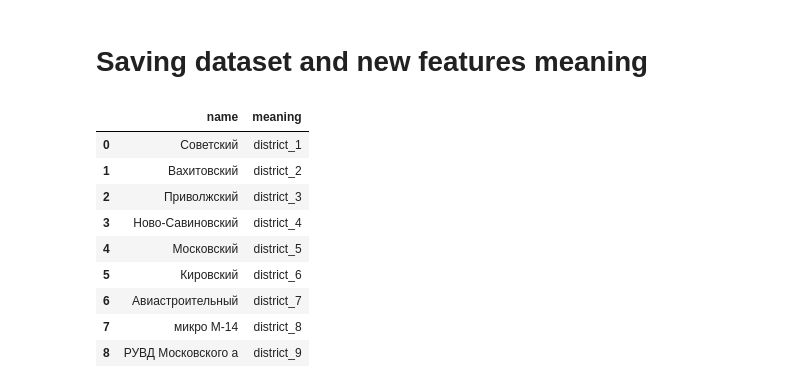
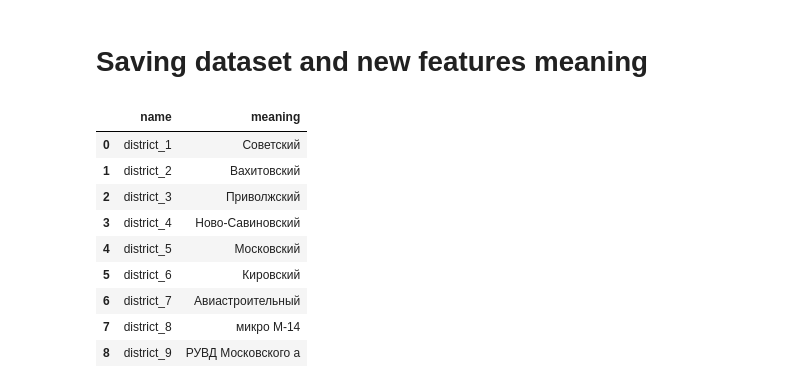
Before and after one commit to siva4iov/FlatsPrice_DS_Proj, a Jupyter notebook: Geocoding.ipynb, the cells around one changed output. Drawn from its saved outputs; the diff is of its cells as text; code cells hidden in the pictures.

```diff
--- a/Geocoding.ipynb
+++ b/Geocoding.ipynb
@@ -116,28 +119,28 @@ features_decode = pd.read_csv("/content/features_decode.csv", sep=";")
 # %%
 meanings = {'Советский': 'district_1',
  'Вахитовский': 'district_2',
  'Приволжский': 'district_3',
  'Ново-Савиновский': 'district_4',
  'Московский': 'district_5',
  'Кировский': 'district_6',
  'Авиастроительный': 'district_7',
  'микро М-14': 'district_8',
  'РУВД Московского а': 'district_9'}
 
-meanings = {'name': list(meanings.keys()), 'meaning': list(meanings.values())}
+meanings = {'name': list(meanings.values()), 'meaning': list(meanings.keys())}
 meanings = pd.DataFrame(meanings)
 meanings
 # %% [output]
 |  | name | meaning |
-| 0 | Советский | district_1 |
-| 1 | Вахитовский | district_2 |
-| 2 | Приволжский | district_3 |
-| 3 | Ново-Савиновский | district_4 |
-| 4 | Московский | district_5 |
-| 5 | Кировский | district_6 |
-| 6 | Авиастроительный | district_7 |
-| 7 | микро М-14 | district_8 |
-| 8 | РУВД Московского а | district_9 |
+| 0 | district_1 | Советский |
+| 1 | district_2 | Вахитовский |
+| 2 | district_3 | Приволжский |
+| 3 | district_4 | Ново-Савиновский |
+| 4 | district_5 | Московский |
+| 5 | district_6 | Кировский |
+| 6 | district_7 | Авиастроительный |
+| 7 | district_8 | микро М-14 |
+| 8 | district_9 | РУВД Московского а |
 # %%
 features_decode = pd.concat([features_decode, meanings]).reset_index(drop=True)
 # %%
```
Also changed, not shown: parts of 2 cells of this notebook.
